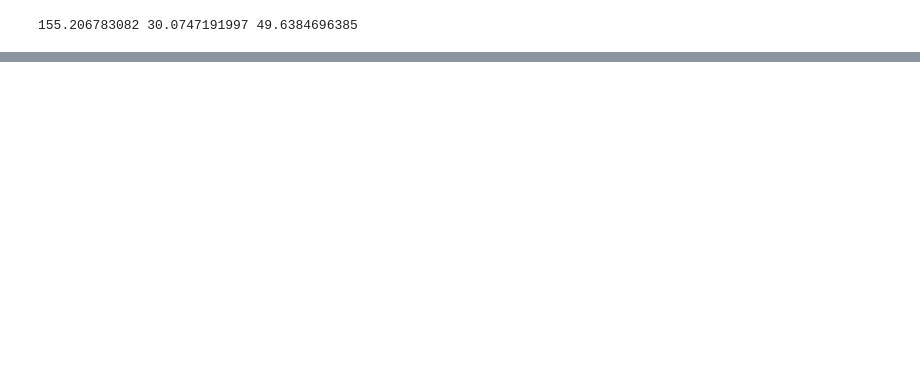
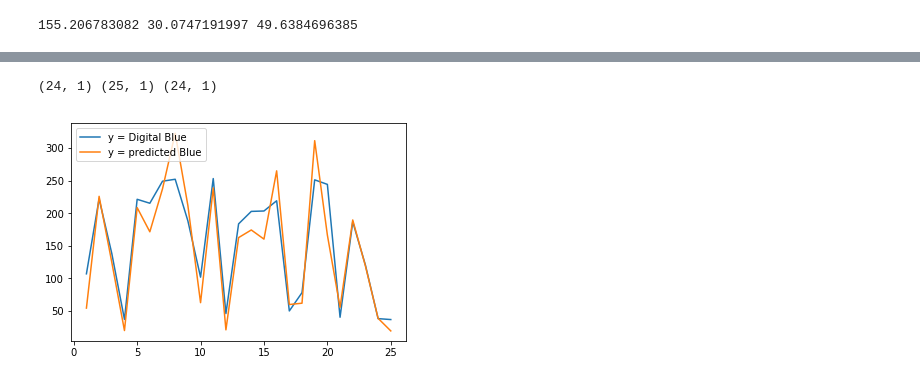
Before and after one commit to nehay06/paint_project, a Jupyter notebook: src/Experiment4.ipynb, the cells around one changed output, grey strips where cells are left out. Cells and saved outputs as stored; diff of their text form; code cells hidden in the pictures; blank space fills up the shorter version.

```diff
--- a/src/Experiment4.ipynb
+++ b/src/Experiment4.ipynb
@@ -291,3 +202,7 @@ plt.show()
 print r1[9],g1[9],b1[9]
 # %% [output]
 155.206783082 30.0747191997 49.6384696385
+# %%
+pred_red = np.zeros(25)
+pred_blue = np.zeros(25)
+pred_green = np.zeros(25)
@@ -293,0 +288,4 @@ print r1[9],g1[9],b1[9]
+# %%
+pred_red = np.zeros(25)
+pred_blue = np.zeros(25)
+pred_green = np.zeros(25)
@@ -293,0 +303,22 @@ print r1[9],g1[9],b1[9]
+# %%
+for index in range(0,25):
+    X = np.array(daylight[:index]+daylight[index+1:])
+    y = np.array(g2[:index]+g2[index+1:])
+    y.shape = (y.shape[0],1)
+    clf = KernelRidge(alpha=1.0)
+    y_pred = clf.fit(X, y).predict(X)
+    test_X = np.array([daylight[index]])
+    predicted_green =  clf.predict(test_X)
+    pred_green[index] = predicted_green
+#     print "index", index,"predicted green",   predicted_green,"true green", g2[index]
+# %%
+for index in range(0,25):
+    X = np.array(daylight[:index]+daylight[index+1:])
+    y = np.array(b2[:index]+b2[index+1:])
+    y.shape = (y.shape[0],1)
+    clf = KernelRidge(alpha=1.0)
+    y_pred = clf.fit(X, y).predict(X)
+    test_X = np.array([daylight[index]])
+    predicted_blue =  clf.predict(test_X)
+    pred_blue[index]=predicted_blue
+#     print "index", index,"predicted blue", clf.predict(test_X),"true blue", b2[index]
@@ -293,0 +330,16 @@ print r1[9],g1[9],b1[9]
+# %%
+import matplotlib.pyplot as plt
+import numpy as np
+
+x = np.arange(1,26)
+x.shape = (x.shape[0],1)
+print y.shape,x.shape,y_pred.shape
+plt.plot(x, b2)
+plt.plot(x, pred_blue)
+
+plt.legend(['y = Digital Blue', 'y = predicted Blue'], loc='upper left')
+
+plt.show()
+# %% [output]
+(24, 1) (25, 1) (24, 1)
+[figure, added]
```
Also changed, not shown: parts of 40 cells of this notebook, 9 other files.
